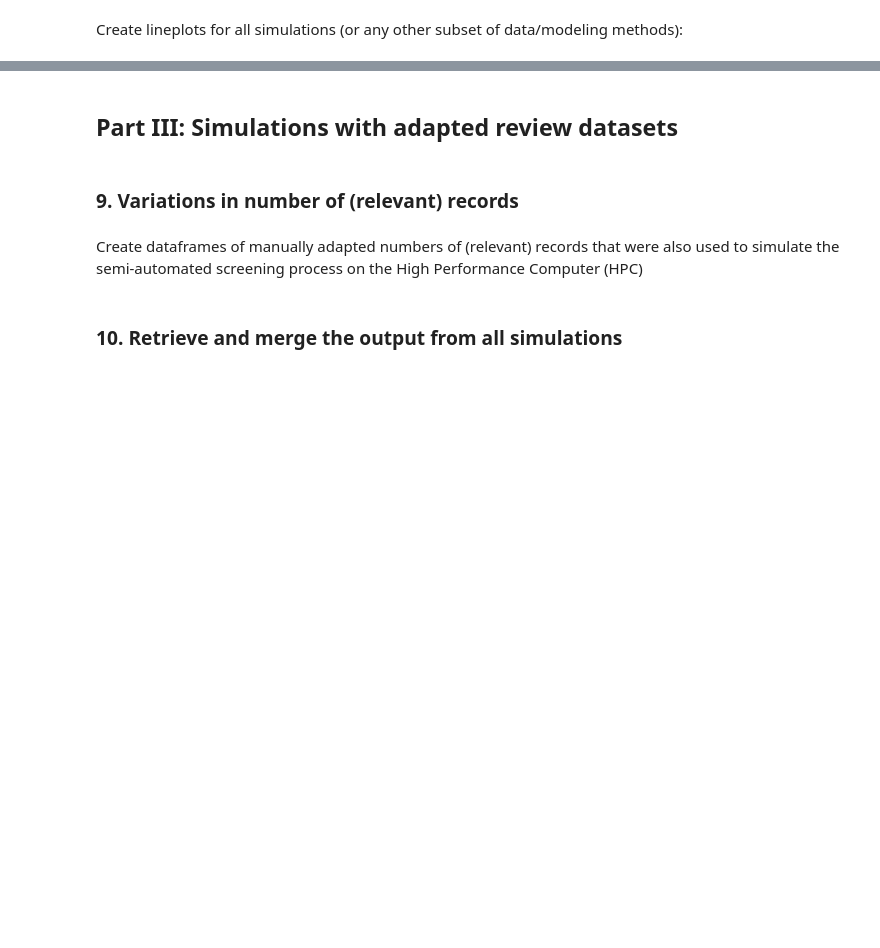
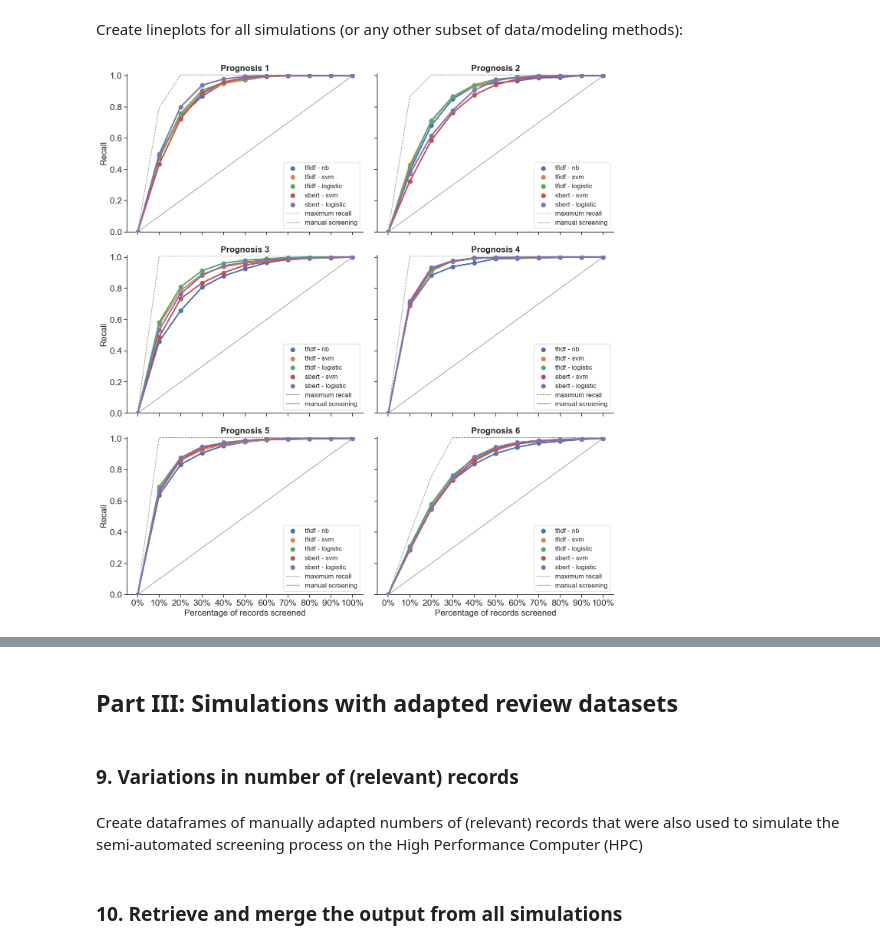
Before and after one commit to isa-sp/SR_semi-automated_screening, a Jupyter notebook: src/output_generation_SR.ipynb, the cells around one changed output, grey strips where cells are left out. Cells and saved outputs as stored; diff of their text form; code cells hidden in the pictures; blank space fills up the shorter version.

```diff
--- a/src/output_generation_SR.ipynb
+++ b/src/output_generation_SR.ipynb
@@ -405,10 +404,10 @@ Create lineplots for all simulations (or any other subset of data/modeling metho
 # Optionally choose a subset to plot
 subset_reviews = ['Prog']
 
-def generate_lineplots(df_prop_ed, df_max_recalls_ed, subset_reviews = None):
+def generate_lineplots(df_prop, df_max_recalls, subset_reviews = None):
 
     # Select the subset from the dataframe containing all recall values for each proportion screened
-    df_lineplots = df_prop_ed.copy()
+    df_lineplots = df_prop.copy()
 
     df_lineplots['Models'] = df_lineplots['Models'].astype(pd.CategoricalDtype(categories=['tfidf - nb',
                                                                   'tfidf - svm',
@@ -419,34 +418,36 @@ def generate_lineplots(df_prop_ed, df_max_recalls_ed, subset_reviews = None):
     if subset_reviews != None:
         reviews = '|'.join(subset_reviews)
         df_lineplots = df_lineplots[df_lineplots['Review'].str.contains(reviews, regex=True)]
 
     # Create a figure with lineplots for each review-model combination seperately
     p2 = sns.catplot(data = df_lineplots, kind = 'point',
                      x = 'percentage of records screened', y = 'recall',
                      col = 'Review_full',
                      hue = 'Models',
                      errorbar = 'ci',
                      col_wrap = 2, aspect = 1.4, legend = False
                      )
 
     axes = p2.fig.axes
 
     for i in range(0, len(df_lineplots['Review'].unique())):
-        max_recalls_per_prop = df_max_recalls_ed.loc[df_max_recalls_ed['Review'] == df_lineplots['Review'].unique()[i]]['Maximum recall']
+        max_recalls_per_prop = df_max_recalls.loc[df_max_recalls['Review'] == df_lineplots['Review'].unique()[i]]['Maximum recall']
         manual_screening = [0, 0.1, 0.2, 0.3, 0.4, 0.5, 0.6, 0.7, 0.8, 0.9, 1]
         x_axis = df_lineplots['percentage of records screened'][0:len(max_recalls_per_prop)]
         axes[i].plot(x_axis, max_recalls_per_prop + 0.005, 'k-', linewidth = 1, color = 'grey', linestyle = '--', label = "maximum recall")
         axes[i].plot(x_axis, manual_screening, 'k-', linewidth = 1, color = 'grey', linestyle = '-', label = "manual screening")
         axes[i].legend(loc="lower right", fontsize = 12.5)
 
-    if subset_reviews[0] == 'Int8':
+    if subset_reviews[0] == 'Int7':
         p2.set_titles('Intervention A1', size = 16, weight = 'bold')
     else:
         p2.set_titles(col_template = "{col_name}", size = 16, weight = 'bold')
     p2.set_xlabels('Percentage of records screened', size = 16)
     p2.set_ylabels('Recall', size = 16)
     p2.set(ylim = (0, 1.01))
     plt.show()
 
-generate_lineplots(df_prop_ed, df_max_recalls_ed, subset_reviews)
+generate_lineplots(df_prop, df_max_recalls, subset_reviews)
+# %% [output]
+[figure, added]
 # %%
```
Also changed, not shown: parts of 67 cells of this notebook.
